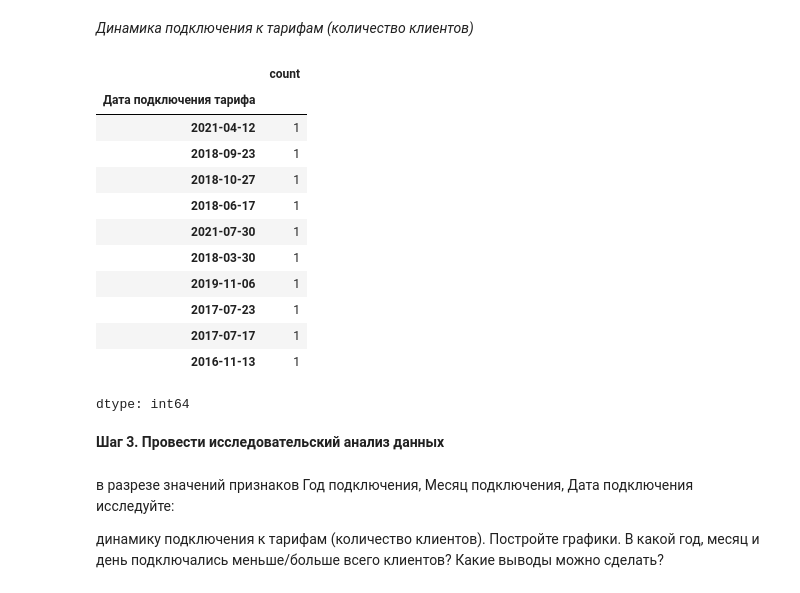
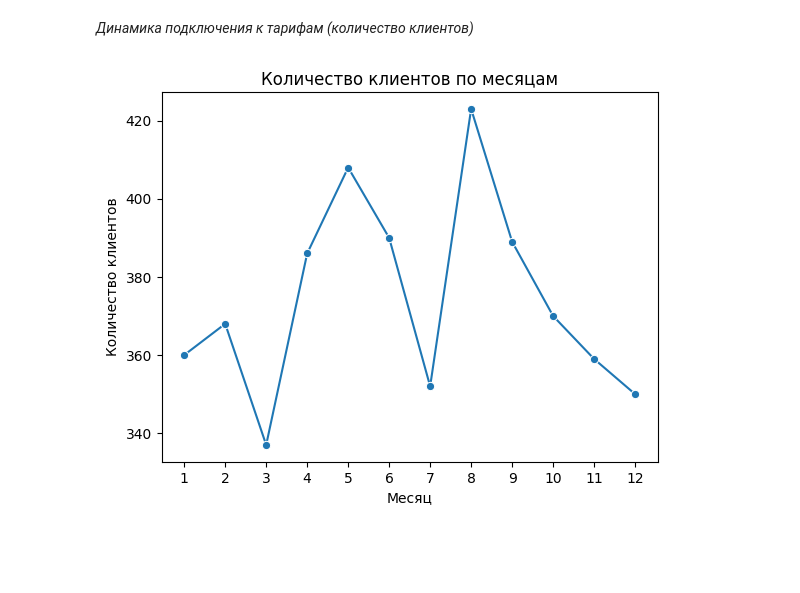
Before and after one commit to jenyadev3/Telecom-customer-base-segmentation, a Jupyter notebook: vkr_telecom.ipynb, the cells around one changed output. Drawn from its saved outputs; the diff is of its cells as text; code cells hidden in the pictures; blank space fills up the shorter version.

```diff
--- a/vkr_telecom.ipynb
+++ b/vkr_telecom.ipynb
@@ -358,0 +372,3 @@ df.head()
+# %%
+df['Месяц'] = df_counts_m['Месяц']
+df['Кол-во клиентов в месяц'] = df_counts_m['Кол-во клиентов в месяц']
@@ -360,34 +387,14 @@ df.head()
 **Шаг 4. Провести исследовательский анализ данных:**
 # %% [markdown]
 *Динамика подключения к тарифам (количество клиентов)*
-# %%
-df["Дата подключения тарифа"] = df["Дата подключения тарифа"].dt.date
-# %%
-count_date = df["Дата подключения тарифа"].value_counts()
-count_date.head(10) # чаще всего встречаемая дата=больше всего клиентов в эти дни
-count_date.tail(10)
-# %% [output]
-|  | count |
-| Дата подключения тарифа |  |
-| 2021-04-12 | 1 |
-| 2018-09-23 | 1 |
-| 2018-10-27 | 1 |
-| 2018-06-17 | 1 |
-| 2021-07-30 | 1 |
-| 2018-03-30 | 1 |
-| 2019-11-06 | 1 |
-| 2017-07-23 | 1 |
-| 2017-07-17 | 1 |
-| 2016-11-13 | 1 |
-dtype: int64
-# %%
-#Добавляю новый столбец count
-df["count"] = df["Дата подключения тарифа"].map(count_date)
-# %%
-df["Дата подключения тарифа"] = pd.to_datetime(df["Дата подключения тарифа"],errors = "coerce")
-# %% [markdown]
-**Шаг 3. Провести исследовательский анализ данных**
-# %% [markdown]
-в разрезе значений признаков Год подключения, Месяц подключения, Дата подключения исследуйте:
-
-динамику подключения к тарифам (количество клиентов). Постройте графики. В какой год, месяц и день подключались меньше/больше всего клиентов? Какие выводы можно сделать?
+# %%
+import matplotlib.pyplot as plt
+
+sns.lineplot(data=df, x='Месяц', y='Кол-во клиентов в месяц', marker='o')
+plt.xticks(range(1,13))  # чтобы месяцы были 1-12
+plt.xlabel('Месяц')
+plt.ylabel('Количество клиентов')
+plt.title('Количество клиентов по месяцам')
+plt.show()
+# %% [output]
+[figure, added]
```
Also changed, not shown: parts of 40 cells of this notebook.
